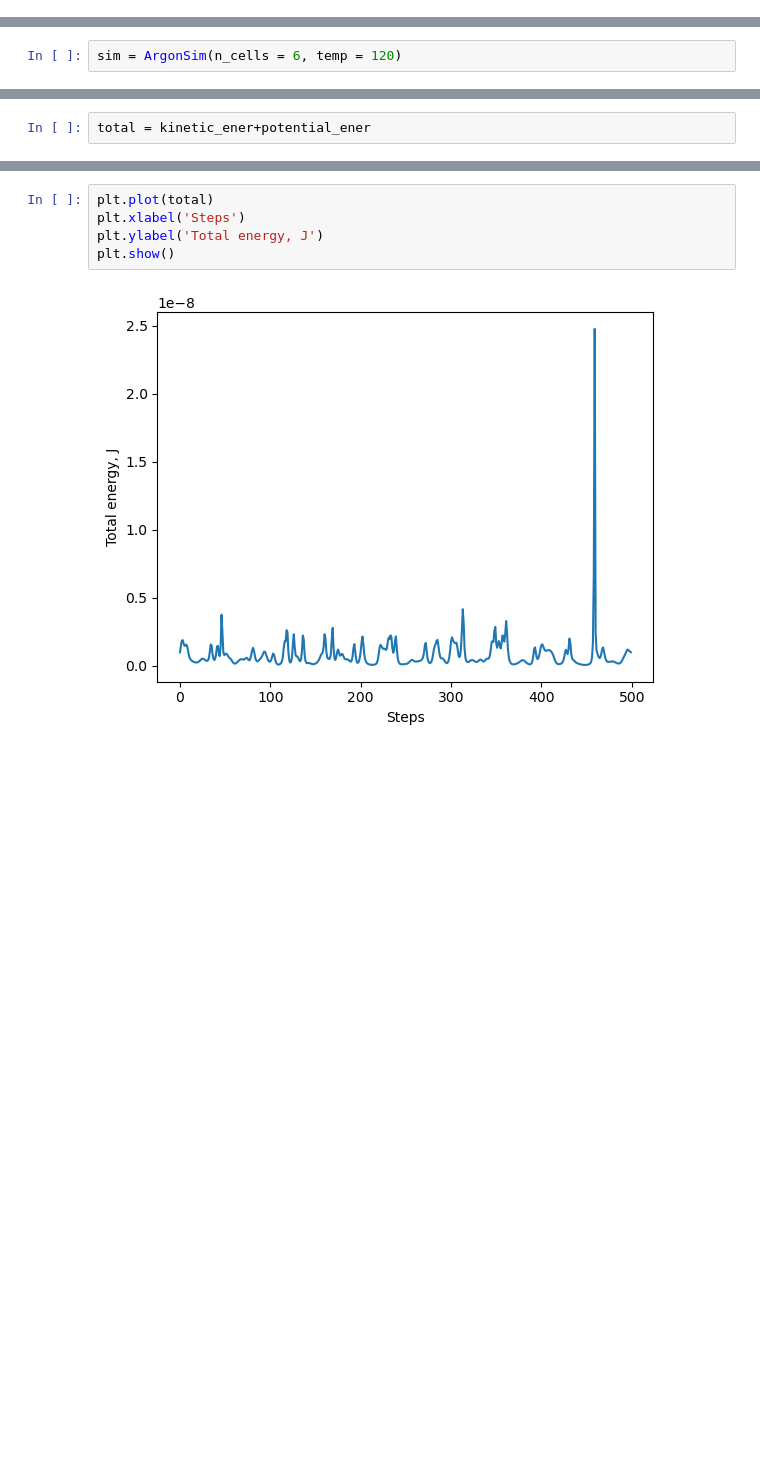
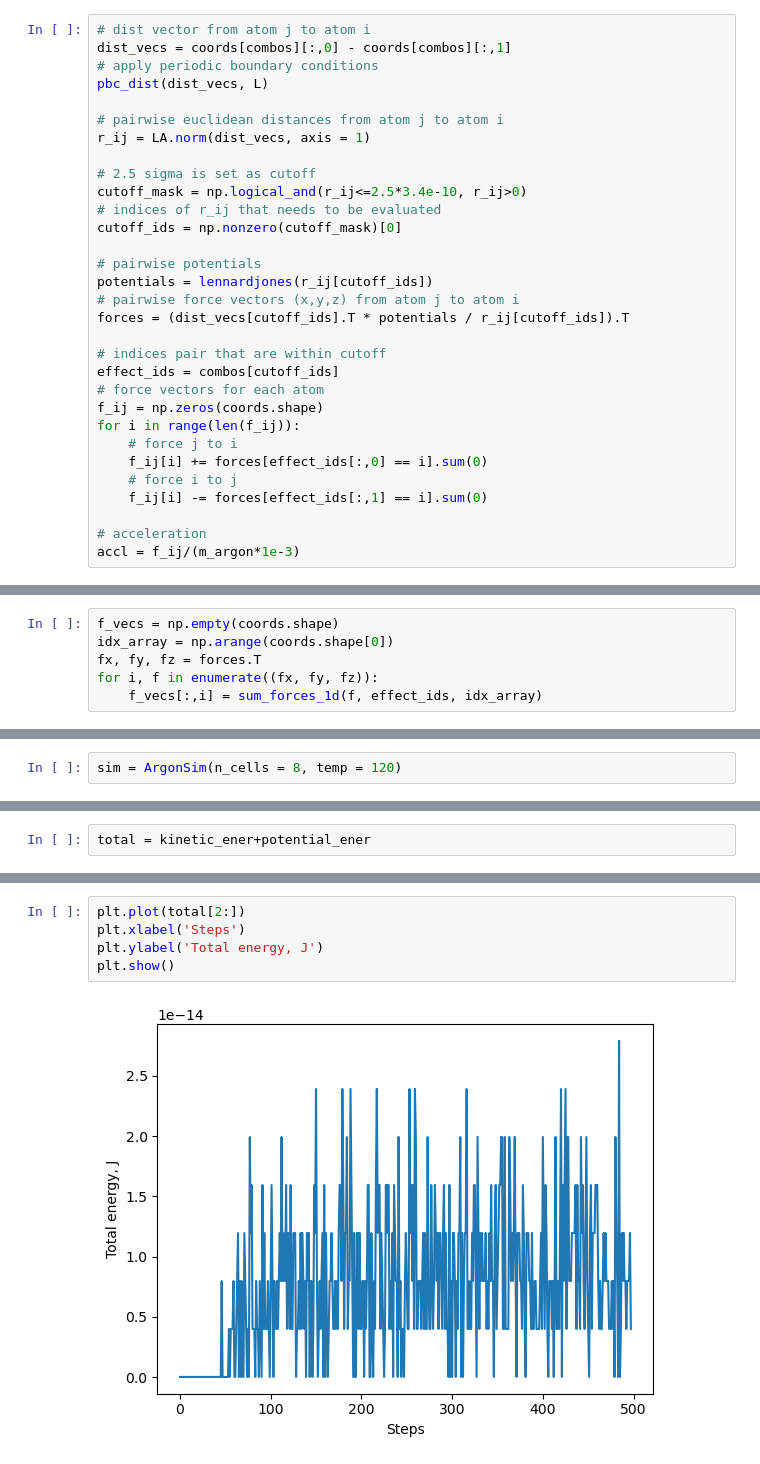
Before and after one commit to Truman-Xu/ArgonSim, a Jupyter notebook: ArgonSimulation.ipynb, the cells around one changed output, grey strips where cells are left out. Saved outputs shown, nothing was run; the diff lists cells and outputs as text; blank space fills up the shorter version.

```diff
--- a/ArgonSimulation.ipynb
+++ b/ArgonSimulation.ipynb
@@ -213,3 +214,34 @@ def step(cur_coords, last_coords, delta_t, cur_accl, combos, L):
 # %%
 # combination of indices (i, j) for atom i and atom j
 combos = np.array(list(combinations(range(len(coords)),2)))
+# %%
+# dist vector from atom j to atom i
+dist_vecs = coords[combos][:,0] - coords[combos][:,1]
+# apply periodic boundary conditions
+pbc_dist(dist_vecs, L)
+
+# pairwise euclidean distances from atom j to atom i
+r_ij = LA.norm(dist_vecs, axis = 1)
+
+# 2.5 sigma is set as cutoff
+cutoff_mask = np.logical_and(r_ij<=2.5*3.4e-10, r_ij>0)
+# indices of r_ij that needs to be evaluated
+cutoff_ids = np.nonzero(cutoff_mask)[0]
+
+# pairwise potentials
+potentials = lennardjones(r_ij[cutoff_ids])
+# pairwise force vectors (x,y,z) from atom j to atom i
+forces = (dist_vecs[cutoff_ids].T * potentials / r_ij[cutoff_ids]).T
+
+# indices pair that are within cutoff
+effect_ids = combos[cutoff_ids]
+# force vectors for each atom
+f_ij = np.zeros(coords.shape)
+for i in range(len(f_ij)):
+    # force j to i
+    f_ij[i] += forces[effect_ids[:,0] == i].sum(0)
+    # force i to j
+    f_ij[i] -= forces[effect_ids[:,1] == i].sum(0)
+
+# acceleration
+accl = f_ij/(m_argon*1e-3)
@@ -215,0 +254,6 @@ combos = np.array(list(combinations(range(len(coords)),2)))
+# %%
+f_vecs = np.empty(coords.shape)
+idx_array = np.arange(coords.shape[0])
+fx, fy, fz = forces.T
+for i, f in enumerate((fx, fy, fz)):
+    f_vecs[:,i] = sum_forces_1d(f, effect_ids, idx_array)
@@ -291,5 +361,5 @@ from ArgonSimulator import ArgonSim
 # %%
-sim = ArgonSim(n_cells = 6, temp = 120)
+sim = ArgonSim(n_cells = 8, temp = 120)
 # %%
 %%time
 coords = []
@@ -315,8 +385,8 @@ total.max(), total.mean(), total.std()
 # %%
-plt.plot(total)
+plt.plot(total[2:])
 plt.xlabel('Steps')
 plt.ylabel('Total energy, J')
 plt.show()
 # %% [output]
-[figure, old version]
+[figure, new version]
 # %%
```
Also changed, not shown: parts of 20 cells of this notebook, 1 other file.
